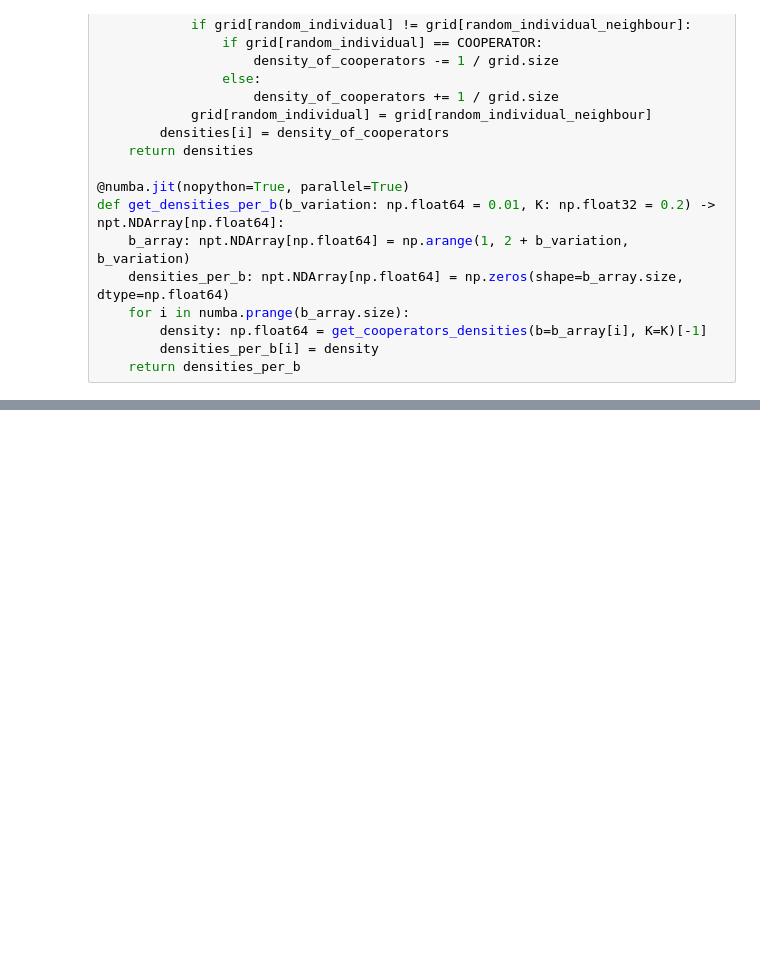
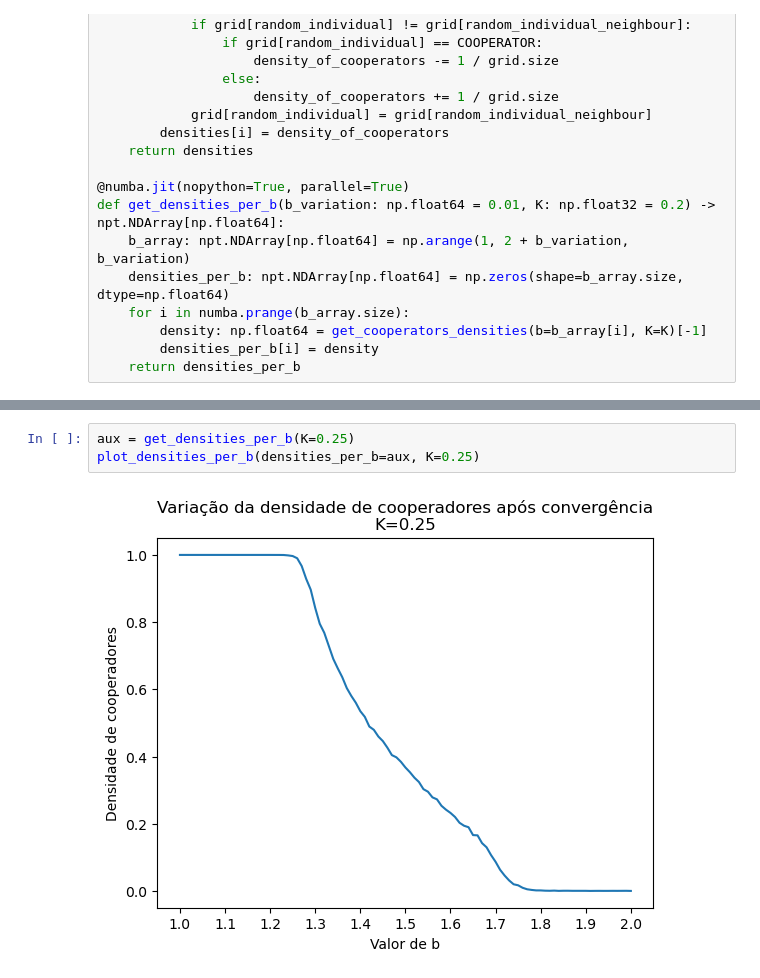
Before and after one commit to lframosferreira/fisica-estatistica-computacional, a Jupyter notebook: teoria_dos_jogos/main.ipynb, the cells around one changed output, grey strips where cells are left out. Cells and saved outputs as stored; diff of their text form; blank space fills up the shorter version.

```diff
--- a/teoria_dos_jogos/main.ipynb
+++ b/teoria_dos_jogos/main.ipynb
@@ -145,0 +142,5 @@ plot_densities_per_b(a)
+# %%
+aux = get_densities_per_b(K=0.25)
+plot_densities_per_b(densities_per_b=aux, K=0.25)
+# %% [output]
+[figure, added]
```
Also changed, not shown: parts of 4 cells of this notebook.
